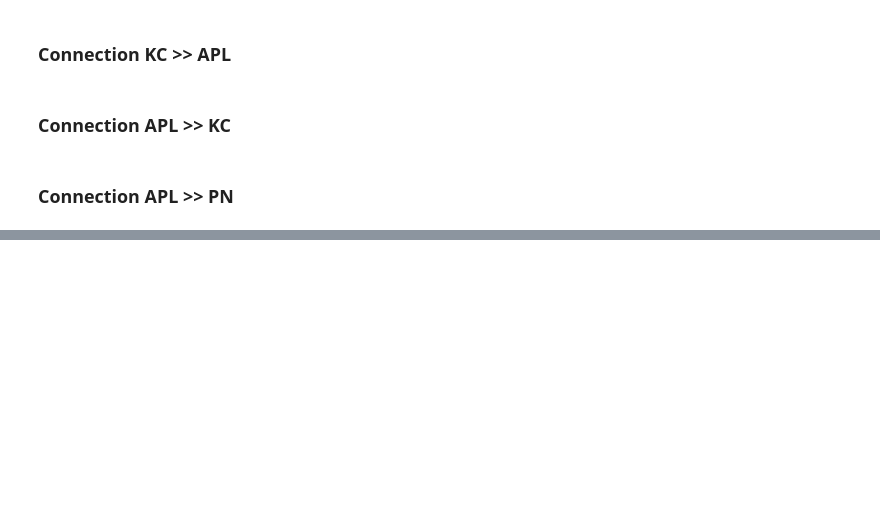
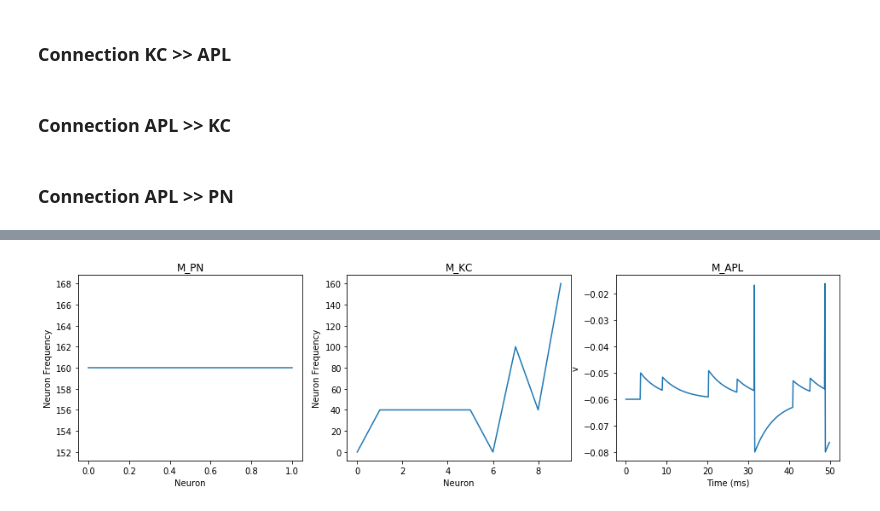
Before and after one commit to Patrickwhj/DrosophilaSparse, a Jupyter notebook: Codes/Dorso_V1_thom.ipynb, the cells around one changed output, grey strips where cells are left out. Cells and saved outputs as stored; diff of their text form; code cells hidden in the pictures; blank space fills up the shorter version.

```diff
--- a/Codes/Dorso_V1_thom.ipynb
+++ b/Codes/Dorso_V1_thom.ipynb
@@ -226,0 +238,23 @@ if debug:
+# %%
+debug = True
+if debug:
+    figure(figsize=(16,4))
+    subplot(131)
+    plot(M_pn.count/duration)
+    xlabel('Neuron')
+    ylabel('Neuron Frequency');
+    # ylim(-1, G_pn.N)
+    title('M_PN')
+    subplot(132)
+    plot(M_kc.count/duration)
+    xlabel('Neuron')
+    ylabel('Neuron Frequency');
+    # ylim(-1, G_kc.N)
+    title('M_KC')
+    subplot(133)
+    plot(M_apl.t/ms, M_apl.v[0])
+    xlabel('Time (ms)')
+    ylabel('v');
+    title('M_APL')
+# %% [output]
+[figure, added]
```
Also changed, not shown: parts of 11 cells of this notebook, 1 other file.
